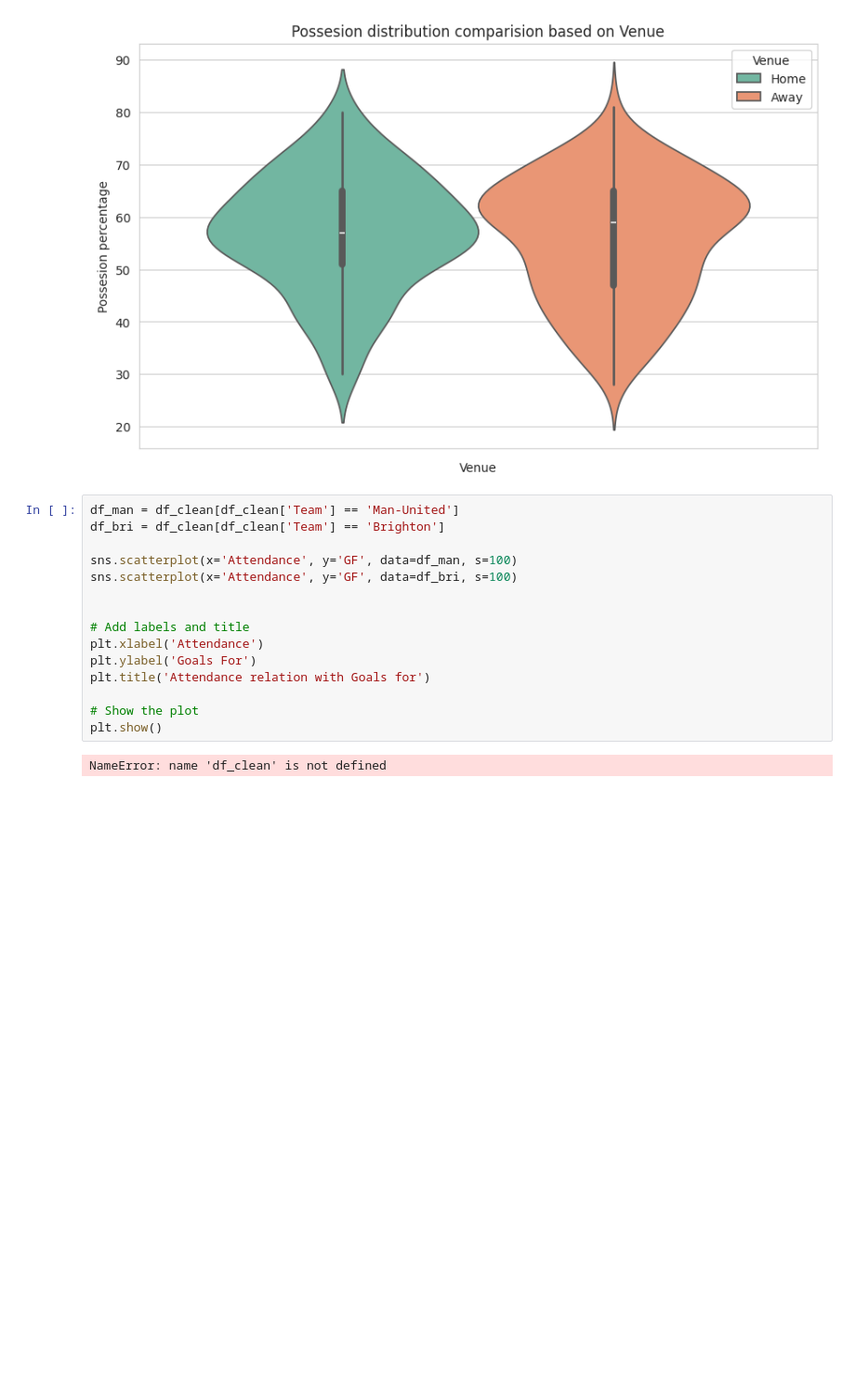
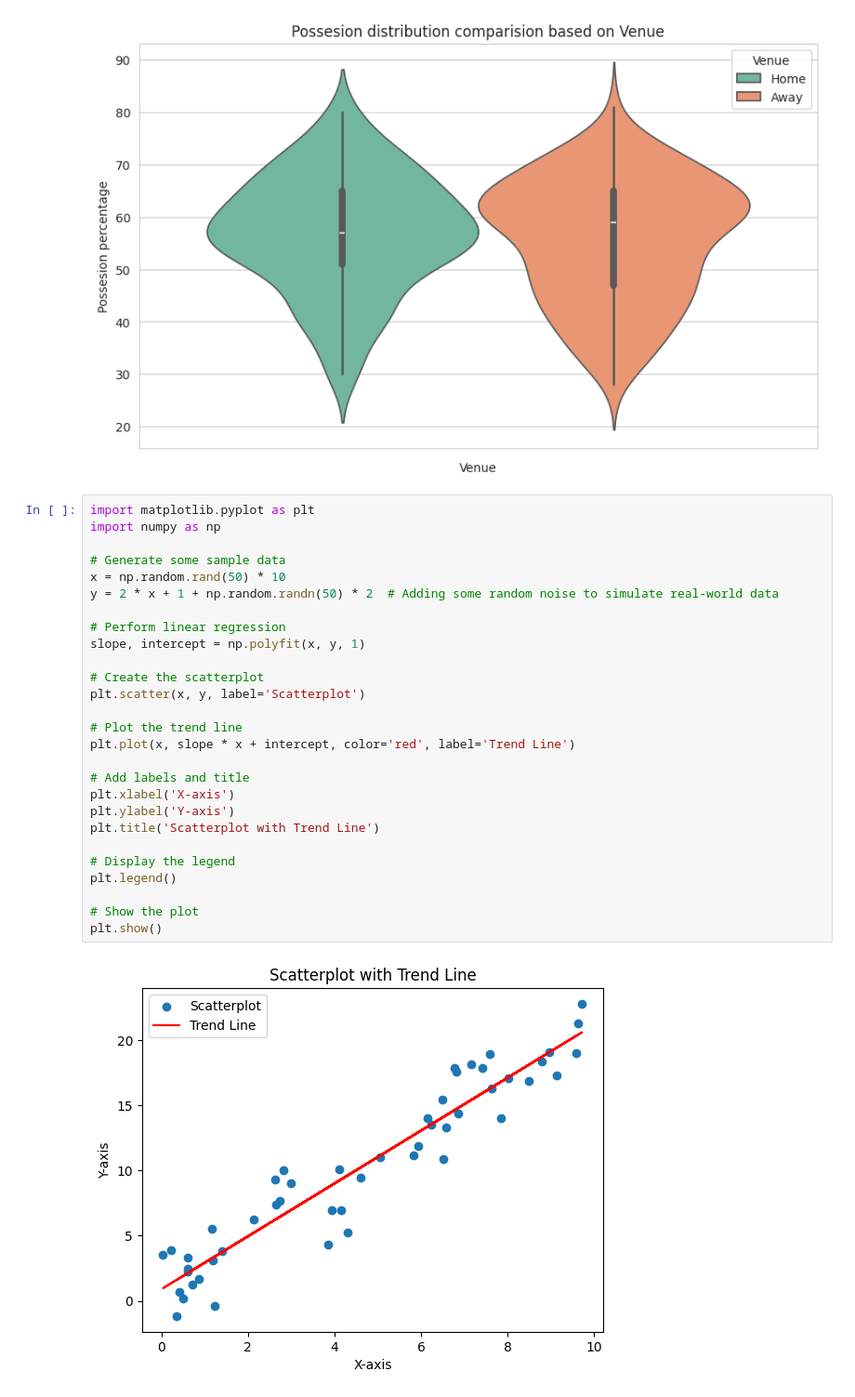
Before and after one commit to jaccogriff/data-wrangling-2024, a Jupyter notebook: Final project/final_project.ipynb, the cells around one changed output. Shown at 93% size. Cells and saved outputs as stored; diff of their text form; blank space fills up the shorter version.

```diff
--- a/Final project/final_project.ipynb
+++ b/Final project/final_project.ipynb
@@ -259,20 +259,32 @@ See the caveats in the documentation: https://pandas.pydata.org/pandas-docs/stab
 [figure]
 [figure]
 [figure]
-# %%
-df_man = df_clean[df_clean['Team'] == 'Man-United']
-df_bri = df_clean[df_clean['Team'] == 'Brighton']
-
-sns.scatterplot(x='Attendance', y='GF', data=df_man, s=100)
-sns.scatterplot(x='Attendance', y='GF', data=df_bri, s=100)
-
-
-# Add labels and title
-plt.xlabel('Attendance')
-plt.ylabel('Goals For')
-plt.title('Attendance relation with Goals for')
-
-# Show the plot
-plt.show()
-# %% [output]
-NameError: name 'df_clean' is not defined
+# %%
+import matplotlib.pyplot as plt
+import numpy as np
+
+# Generate some sample data
+x = np.random.rand(50) * 10
+y = 2 * x + 1 + np.random.randn(50) * 2  # Adding some random noise to simulate real-world data
+
+# Perform linear regression
+slope, intercept = np.polyfit(x, y, 1)
+
+# Create the scatterplot
+plt.scatter(x, y, label='Scatterplot')
+
+# Plot the trend line
+plt.plot(x, slope * x + intercept, color='red', label='Trend Line')
+
+# Add labels and title
+plt.xlabel('X-axis')
+plt.ylabel('Y-axis')
+plt.title('Scatterplot with Trend Line')
+
+# Display the legend
+plt.legend()
+
+# Show the plot
+plt.show()
+# %% [output]
+[figure, added]
```
Also changed, not shown: parts of 1 cell of this notebook, 1 other file.
